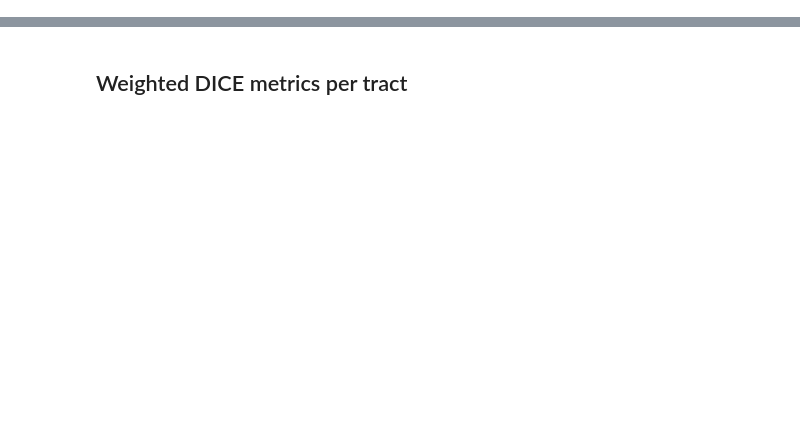
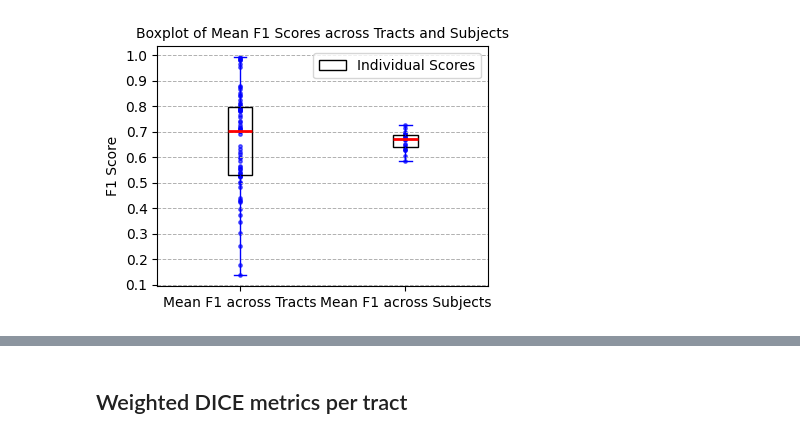
Before and after one commit to pablorocg/master_thesis, a Jupyter notebook: resultados/results_analysis.ipynb, the cells around one changed output, grey strips where cells are left out. Cells and saved outputs as stored; diff of their text form; code cells hidden in the pictures; blank space fills up the shorter version.

```diff
--- a/resultados/results_analysis.ipynb
+++ b/resultados/results_analysis.ipynb
@@ -102,0 +175,50 @@ print(tract_stats)
+# %%
+import matplotlib.pyplot as plt
+import numpy as np
+
+def plot_boxplot_f1_across_tracts_and_subjects(df, fontsize=12, figsize=(4.135, 3), markersize=6):
+    # Calcular las medias de F1 para cada tracto
+    f1_across_tracts = df.groupby('tract')['F1'].mean()
+
+    # Calcular las medias de F1 para cada sujeto
+    f1_across_subjects = df.groupby('subject_id')['F1'].mean()
+
+    # Crear el boxplot
+    fig, ax = plt.subplots(figsize=figsize)
+
+    # Crear el boxplot para las dos categorías con cajas transparentes
+    bp = ax.boxplot([f1_across_tracts, f1_across_subjects], patch_artist=True,
+                    boxprops=dict(facecolor="none", color="black"),
+                    whiskerprops=dict(color="blue"),
+                    capprops=dict(color="blue"),
+                    medianprops=dict(color="red", linewidth=2))
+
+    # Añadir puntos individuales sobre las categorías
+    positions = [1, 2]  # Posiciones de las cajas
+    ax.scatter(np.ones_like(f1_across_tracts) * positions[0], f1_across_tracts, color='blue', alpha=0.6, s=markersize)
+    ax.scatter(np.ones_like(f1_across_subjects) * positions[1], f1_across_subjects, color='blue', alpha=0.6, s=markersize)
+
+    # Establecer etiquetas para el eje X
+    ax.set_xticklabels(['Mean F1 across Tracts', 'Mean F1 across Subjects'], fontsize=fontsize)
+
+    # Etiquetas y diseño
+    ax.set_ylabel('F1 Score', fontsize=fontsize)
+    ax.set_title('Boxplot of Mean F1 Scores across Tracts and Subjects', fontsize=fontsize)
+
+    # Ajustar las líneas verticales (ticks) en el eje Y a intervalos de 0.05
+    ax.set_yticks(np.arange(0.1, 1.05, 0.1))
+    ax.grid(True, which='both', axis='y', linestyle='--', linewidth=0.7)
+
+    # Ajustar el tamaño de las etiquetas en el eje Y
+    ax.tick_params(axis='y', labelsize=fontsize)
+    ax.legend(['Individual Scores'], fontsize=fontsize)
+    # Ajustar los márgenes usando subplots_adjust para adaptarse a A4
+    plt.subplots_adjust(left=0.15, right=0.95, top=0.95, bottom=0.15)
+
+    plt.show()
+
+# Ejemplo de uso
+# df = pd.read_csv('ruta_a_tu_archivo.csv')
+plot_boxplot_f1_across_tracts_and_subjects(df, fontsize=10, markersize=6)
+# %% [output]
+[figure, added]
```
Also changed, not shown: parts of 16 cells of this notebook, 33 other files.
